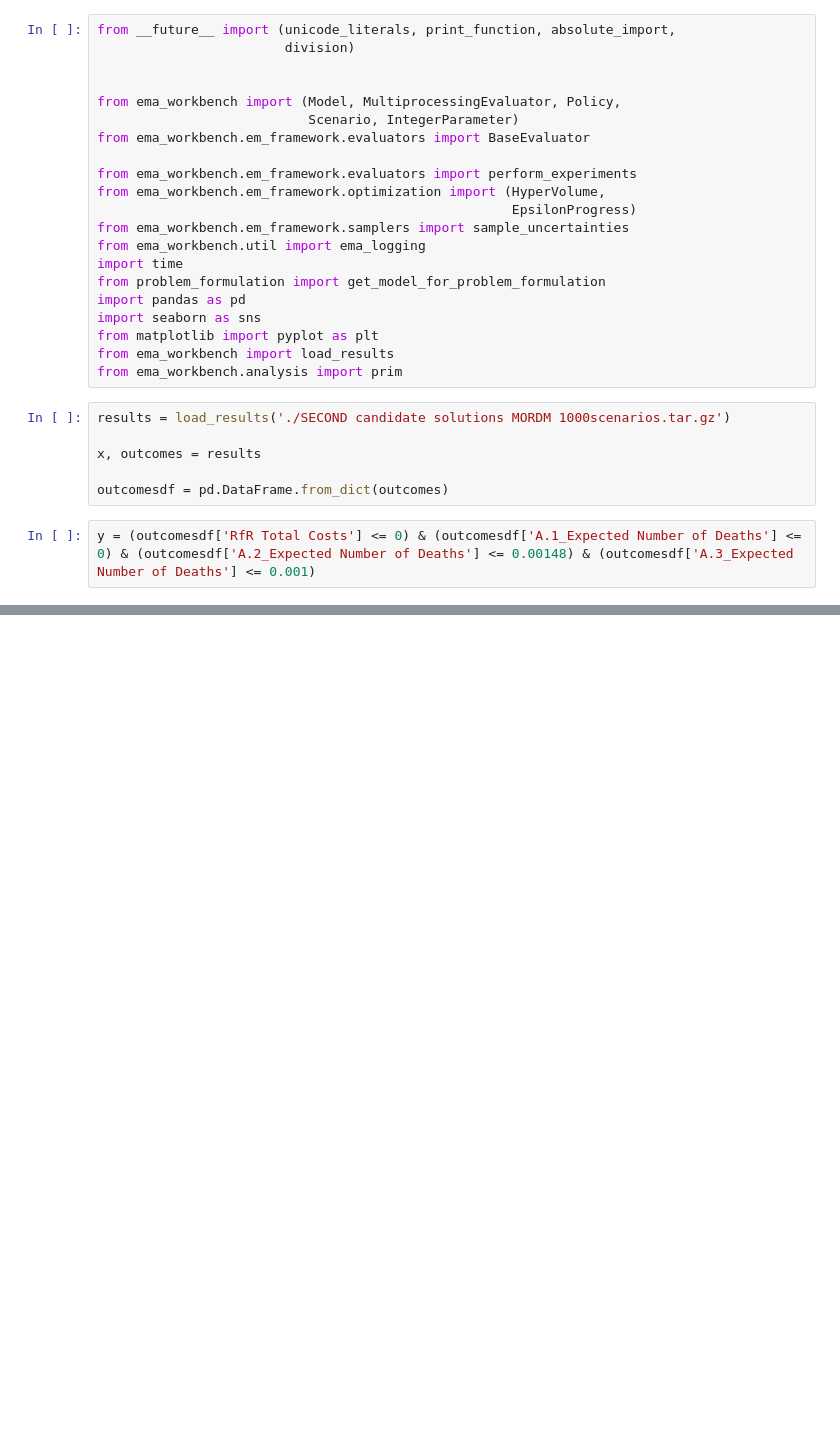
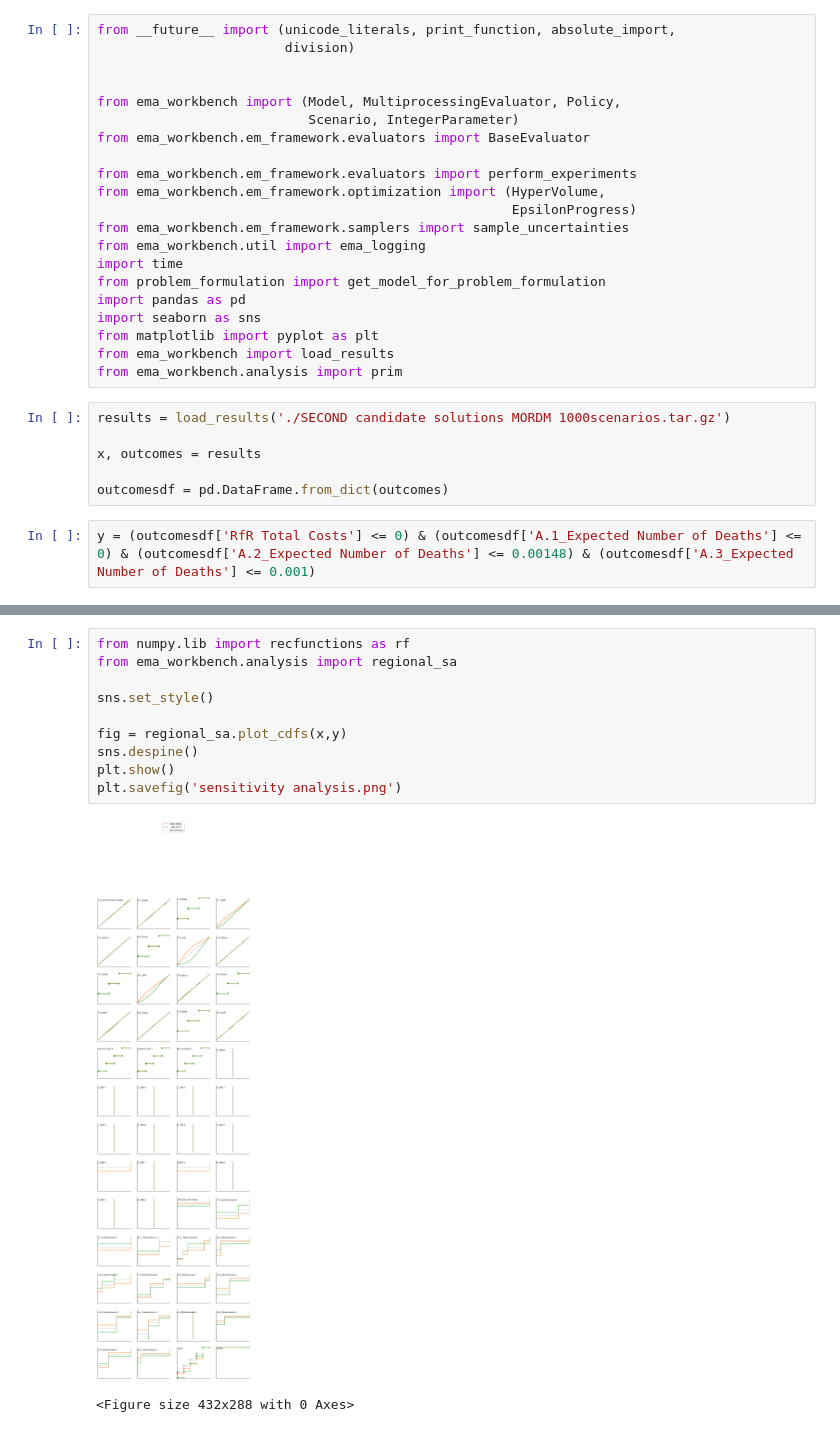
Before and after one commit to mare-matorum/epa1361_open_g29, a Jupyter notebook: final assignment/analysis on candidate solutions - Josefien.ipynb, the cells around one changed output, grey strips where cells are left out. Saved outputs shown, nothing was run; the diff lists cells and outputs as text; blank space fills up the shorter version.

```diff
--- a/final assignment/analysis on candidate solutions - Josefien.ipynb
+++ b/final assignment/analysis on candidate solutions - Josefien.ipynb
@@ -70 +64,14 @@ plt.savefig('dimensional stacking.png')
 <Figure size 432x288 with 0 Axes>
+# %%
+from numpy.lib import recfunctions as rf
+from ema_workbench.analysis import regional_sa
+
+sns.set_style()
+
+fig = regional_sa.plot_cdfs(x,y)
+sns.despine()
+plt.show()
+plt.savefig('sensitivity analysis.png')
+# %% [output]
+[figure, added]
+<Figure size 432x288 with 0 Axes>
```
Also changed, not shown: parts of 6 cells of this notebook.
